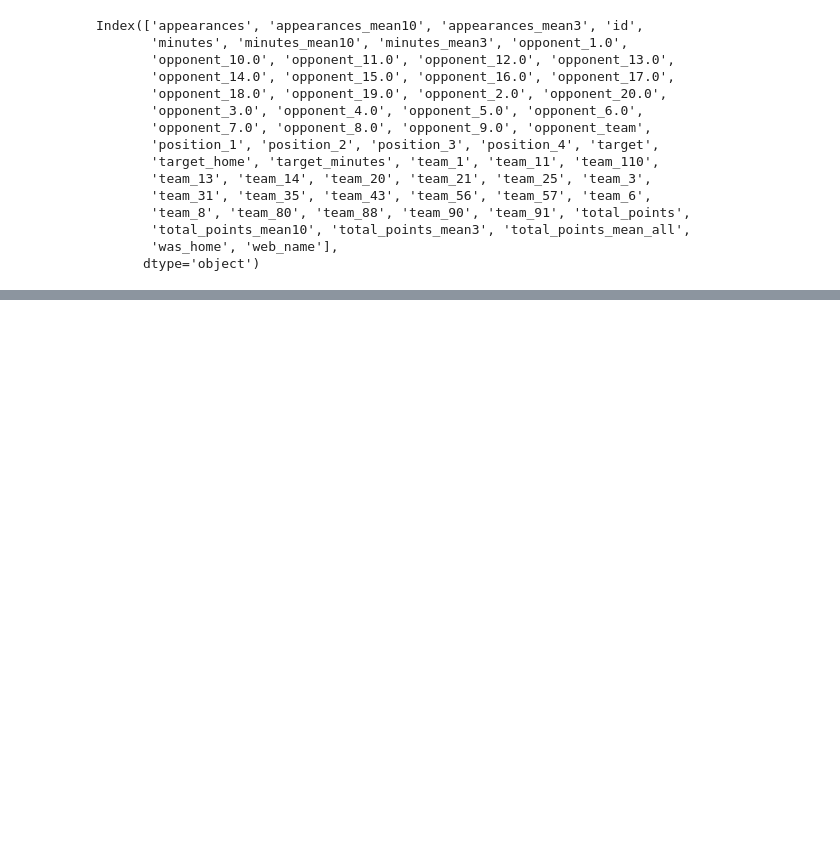
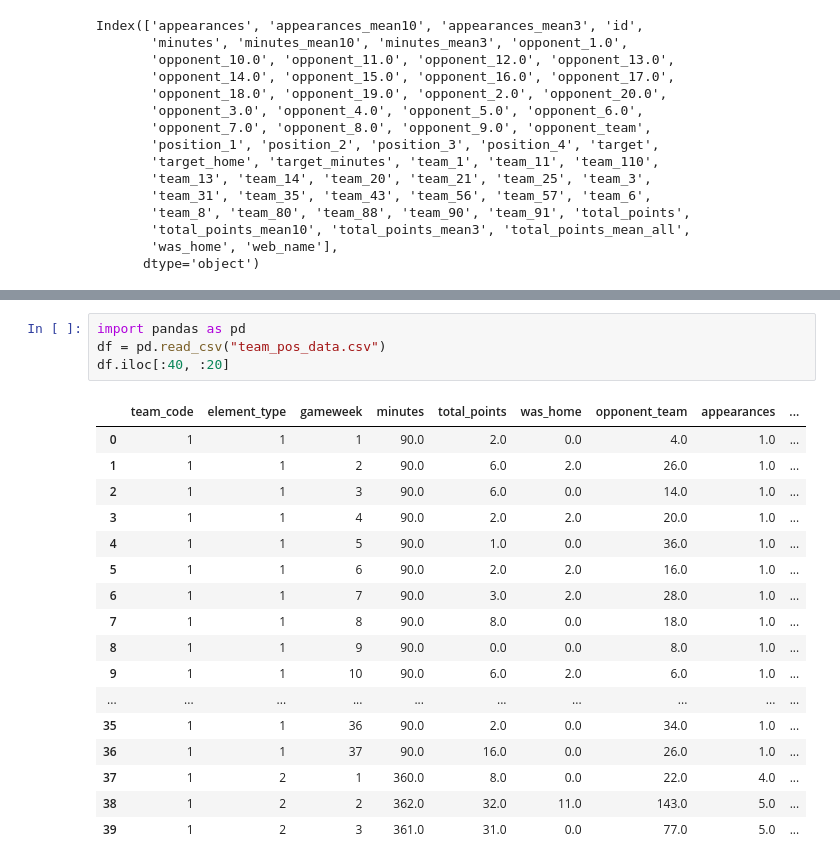
Before and after one commit to joconnor-ml/fantasy-football-app, a Jupyter notebook: airflow/dags/Untitled.ipynb, the cells around one changed output, grey strips where cells are left out. Drawn from its saved outputs; the diff is of its cells as text; blank space fills up the shorter version.

Commit message:
start work to join team details to player history

```diff
--- a/airflow/dags/Untitled.ipynb
+++ b/airflow/dags/Untitled.ipynb
@@ -151,0 +169,22 @@ UnicodeDecodeError: 'utf-8' codec can't decode byte 0x80 in position 0: invalid
+# %%
+import pandas as pd
+df = pd.read_csv("team_pos_data.csv")
+df.iloc[:40, :20]
+# %% [output]
+|  | team_code | element_type | gameweek | minutes | total_points | was_home | opponent_team | appearances | ... |
+| 0 | 1 | 1 | 1 | 90.0 | 2.0 | 0.0 | 4.0 | 1.0 | ... |
+| 1 | 1 | 1 | 2 | 90.0 | 6.0 | 2.0 | 26.0 | 1.0 | ... |
+| 2 | 1 | 1 | 3 | 90.0 | 6.0 | 0.0 | 14.0 | 1.0 | ... |
+| 3 | 1 | 1 | 4 | 90.0 | 2.0 | 2.0 | 20.0 | 1.0 | ... |
+| 4 | 1 | 1 | 5 | 90.0 | 1.0 | 0.0 | 36.0 | 1.0 | ... |
+| 5 | 1 | 1 | 6 | 90.0 | 2.0 | 2.0 | 16.0 | 1.0 | ... |
+| 6 | 1 | 1 | 7 | 90.0 | 3.0 | 2.0 | 28.0 | 1.0 | ... |
+| 7 | 1 | 1 | 8 | 90.0 | 8.0 | 0.0 | 18.0 | 1.0 | ... |
+| 8 | 1 | 1 | 9 | 90.0 | 0.0 | 0.0 | 8.0 | 1.0 | ... |
+| 9 | 1 | 1 | 10 | 90.0 | 6.0 | 2.0 | 6.0 | 1.0 | ... |
+| ... | ... | ... | ... | ... | ... | ... | ... | ... | ... |
+| 35 | 1 | 1 | 36 | 90.0 | 2.0 | 0.0 | 34.0 | 1.0 | ... |
+| 36 | 1 | 1 | 37 | 90.0 | 16.0 | 0.0 | 26.0 | 1.0 | ... |
+| 37 | 1 | 2 | 1 | 360.0 | 8.0 | 0.0 | 22.0 | 4.0 | ... |
+| 38 | 1 | 2 | 2 | 362.0 | 32.0 | 11.0 | 143.0 | 5.0 | ... |
+| 39 | 1 | 2 | 3 | 361.0 | 31.0 | 0.0 | 77.0 | 5.0 | ... |
```
Also changed, not shown: parts of 3 cells of this notebook, 15 other files.
